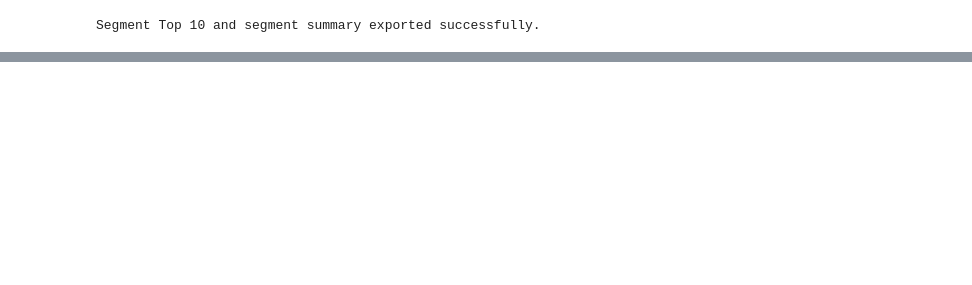
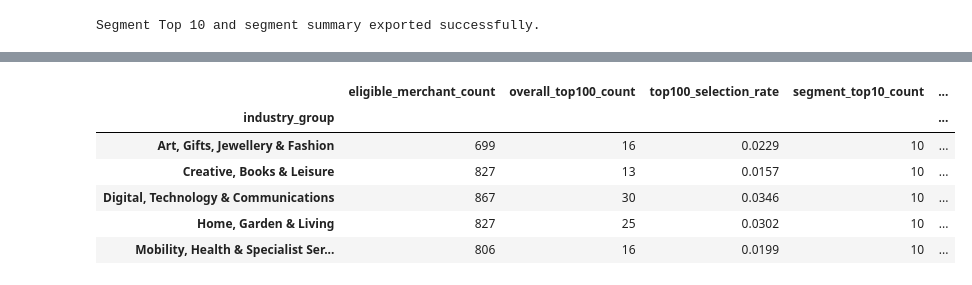
Before and after one commit to yixxx111/MAST30034-Project-2-Group-50, a Jupyter notebook: member5_ranking/final_recommendations.ipynb, the cells around one changed output, grey strips where cells are left out. Saved outputs shown, nothing was run; the diff lists cells and outputs as text; code cells hidden in the pictures; blank space fills up the shorter version.

```diff
--- a/member5_ranking/final_recommendations.ipynb
+++ b/member5_ranking/final_recommendations.ipynb
@@ -734,0 +1075,84 @@ Segment Top 10 and segment summary exported successfully.
+# %%
+segment_business = ranking_with_segment.groupby("industry_group").agg(
+    eligible_merchant_count=("merchant_abn", "size"),
+    overall_top100_count=("final_rank", lambda ranks: int((ranks <= 100).sum())),
+)
+segment_business["top100_selection_rate"] = (
+    segment_business["overall_top100_count"] / segment_business["eligible_merchant_count"]
+)
+segment_top10_business = segment_top10.groupby("industry_group").agg(
+    segment_top10_count=("merchant_abn", "size"),
+    top10_best_overall_rank=("final_rank", "min"),
+    top10_worst_overall_rank=("final_rank", "max"),
+    top10_median_final_score=("final_score", "median"),
+    top10_median_bnpl_revenue_proxy=("estimated_bnpl_revenue", "median"),
+    top10_median_unique_consumers=("unique_consumers", "median"),
+    top10_median_revenue_cv=("monthly_revenue_cv", "median"),
+    top10_median_normalized_trend=("normalized_monthly_revenue_trend", "median"),
+    top10_median_average_order_value=("avg_transaction_value", "median"),
+    top10_median_relative_fraud_risk=("fraud_risk_index", "median"),
+    top10_ood_count=("knn_out_of_distribution", "sum"),
+    top10_low_sample_count=("low_sample_growth_estimate", "sum"),
+)
+segment_business = segment_business.join(segment_top10_business, validate="one_to_one")
+segment_business["top100_ood_count"] = (
+    ranking_with_segment.loc[ranking_with_segment["final_rank"] <= 100]
+    .groupby("industry_group")["knn_out_of_distribution"].sum()
+    .reindex(segment_business.index, fill_value=0).astype(int)
+)
+assert len(segment_business) == 5
+assert segment_business["eligible_merchant_count"].sum() == len(ranking_df)
+assert segment_business["overall_top100_count"].sum() == 100
+assert segment_business["segment_top10_count"].eq(10).all()
+assert segment_top10["merchant_abn"].nunique() == 50
+assert segment_top10["merchant_abn"].isin(final_top100["merchant_abn"]).all()
+
+# Report a business distinction and its measured comparison, without changing weights.
+characteristics = {}
+for name, row in segment_business.iterrows():
+    prefix = (
+        f"Top10 median historical BNPL revenue proxy AUD {row.top10_median_bnpl_revenue_proxy:,.0f}; "
+        f"reach {row.top10_median_unique_consumers:,.0f}; CV {row.top10_median_revenue_cv:.3f}. "
+    )
+    if name == "Digital, Technology & Communications":
+        detail = f"Contributes {int(row.overall_top100_count)} overall selections; selection rate {row.top100_selection_rate:.2%}."
+    elif name == "Home, Garden & Living":
+        detail = f"Leader reach ranks {int(segment_business.top10_median_unique_consumers.rank(ascending=False)[name])} of 5 segment Top10 groups."
+    elif name == "Creative, Books & Leisure":
+        detail = f"Top10 median average order value AUD {row.top10_median_average_order_value:,.2f}; historical value proxy ranks {int(segment_business.top10_median_bnpl_revenue_proxy.rank(ascending=False)[name])} of 5 leader groups."
+    elif name == "Art, Gifts, Jewellery & Fashion":
+        detail = f"Top10 median average order value AUD {row.top10_median_average_order_value:,.2f}; ticket size ranks {int(segment_business.top10_median_average_order_value.rank(ascending=True)[name])} of 5 leader groups from lowest."
+    else:
+        detail = f"Top10 median normalized trend {row.top10_median_normalized_trend:.5f}; trend ranks {int(segment_business.top10_median_normalized_trend.rank(ascending=False)[name])} of 5 leader groups (not a forecast)."
+    characteristics[name] = prefix + detail
+segment_business["business_characteristics"] = pd.Series(characteristics)
+segment_business["recommendation_caution"] = segment_business.apply(
+    lambda row: (
+        f"Review {int(row.top100_ood_count)} OOD merchant(s) among this segment's overall Top100 "
+        f"({int(row.top10_ood_count)} in its Top10); do not automatically reject. "
+        "Leader medians do not describe every merchant in the segment; compare individuals using the common score."
+    ), axis=1
+)
+segment_business.index.name = "industry_group"
+segment_business.to_csv(RESULTS_DIR / "segment_business_summary.csv")
+display(segment_business[[
+    "eligible_merchant_count", "overall_top100_count", "top100_selection_rate",
+    "segment_top10_count", "top10_best_overall_rank", "top10_worst_overall_rank",
+    "top100_ood_count", "top10_ood_count",
+]].round(4))
+display(segment_business[[
+    "top10_median_bnpl_revenue_proxy", "top10_median_unique_consumers",
+    "top10_median_revenue_cv", "top10_median_normalized_trend",
+    "top10_median_average_order_value", "top10_median_relative_fraud_risk",
+]].round(4))
+for name, row in segment_business.iterrows():
+    display(Markdown(f"**{name}:** {row.business_characteristics} **Use with care:** {row.recommendation_caution}"))
+display(Markdown("**Capacity:** all 50 segment Top10 merchants are already in the overall Top100. These are industry views of the same strong candidate pool, not 50 additional onboarding slots. Unequal selection rates and similar selected-tail scores do not by themselves establish bias or fairness."))
+# %% [output]
+|  | eligible_merchant_count | overall_top100_count | top100_selection_rate | segment_top10_count | ... |
+| industry_group |  |  |  |  | ... |
+| Art, Gifts, Jewellery & Fashion | 699 | 16 | 0.0229 | 10 | ... |
+| Creative, Books & Leisure | 827 | 13 | 0.0157 | 10 | ... |
+| Digital, Technology & Communications | 867 | 30 | 0.0346 | 10 | ... |
+| Home, Garden & Living | 827 | 25 | 0.0302 | 10 | ... |
+| Mobility, Health & Specialist Ser... | 806 | 16 | 0.0199 | 10 | ... |
```
Also changed, not shown: parts of 19 cells of this notebook, 8 other files.
